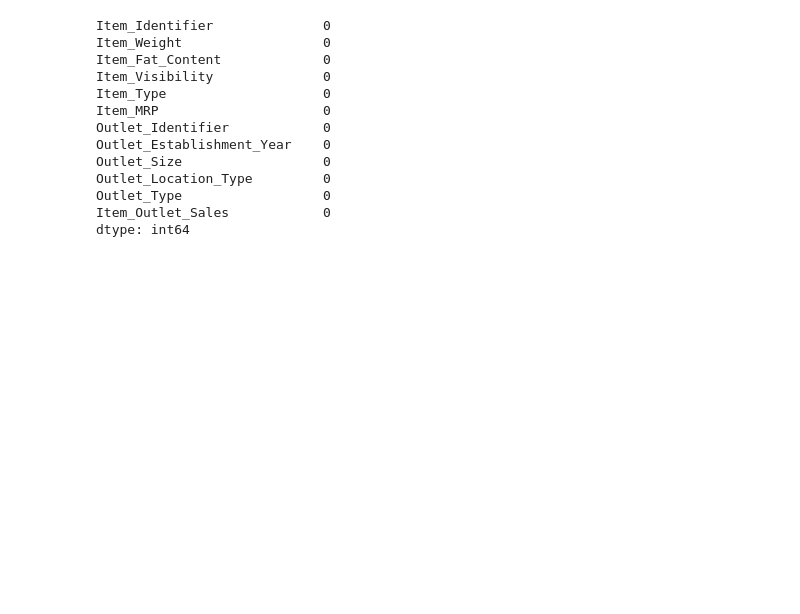
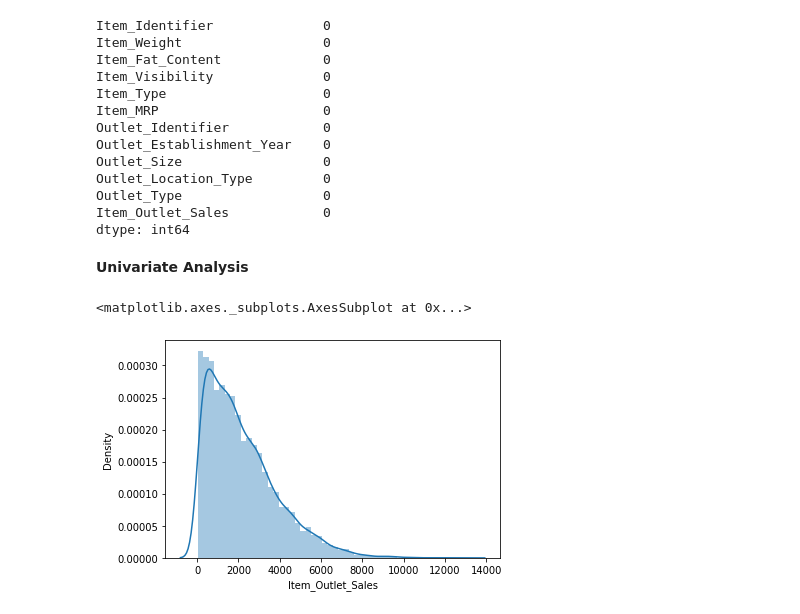
Before and after one commit to ismailsg/BigMat_Outlet_Sales, a Jupyter notebook: BigMat_Outlet_Sales.ipynb, the cells around one changed output. Cells and saved outputs as stored; diff of their text form; code cells hidden in the pictures; blank space fills up the shorter version.

```diff
--- a/BigMat_Outlet_Sales.ipynb
+++ b/BigMat_Outlet_Sales.ipynb
@@ -250,3 +263,10 @@ Outlet_Location_Type         0
 Outlet_Type                  0
 Item_Outlet_Sales            0
 dtype: int64
+# %% [markdown]
+**Univariate Analysis**
+# %%
+sns.distplot(my_data['Item_Outlet_Sales'])
+# %% [output]
+<matplotlib.axes._subplots.AxesSubplot at 0x...>
+[figure, added]
```
Also changed, not shown: parts of 39 cells of this notebook.
